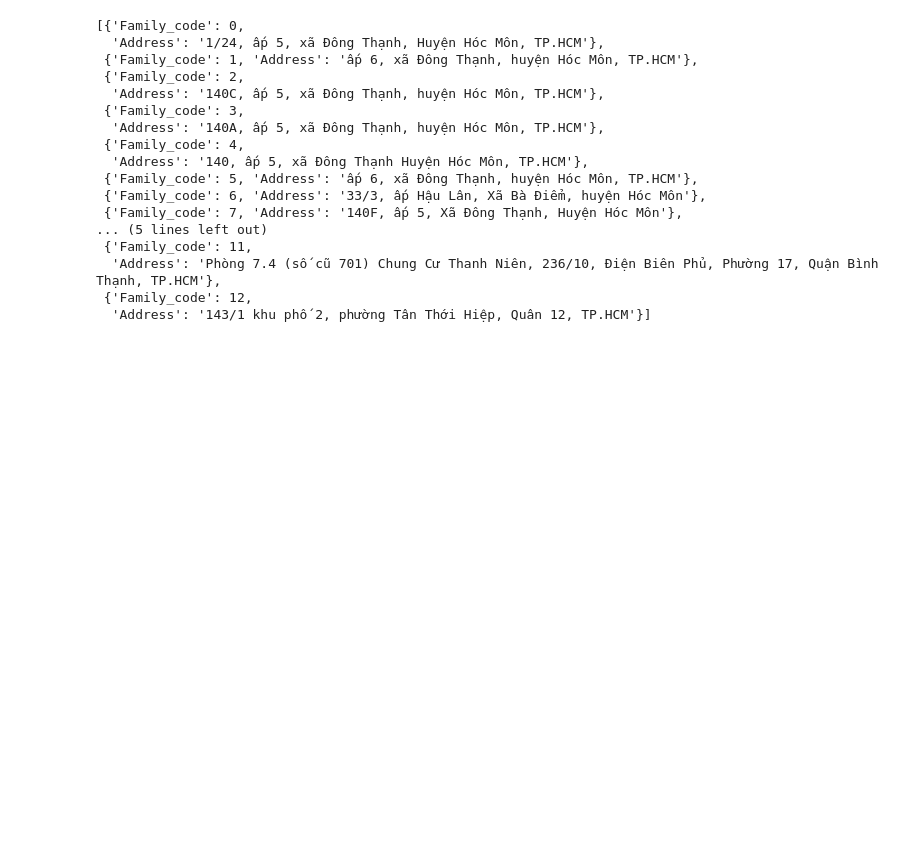
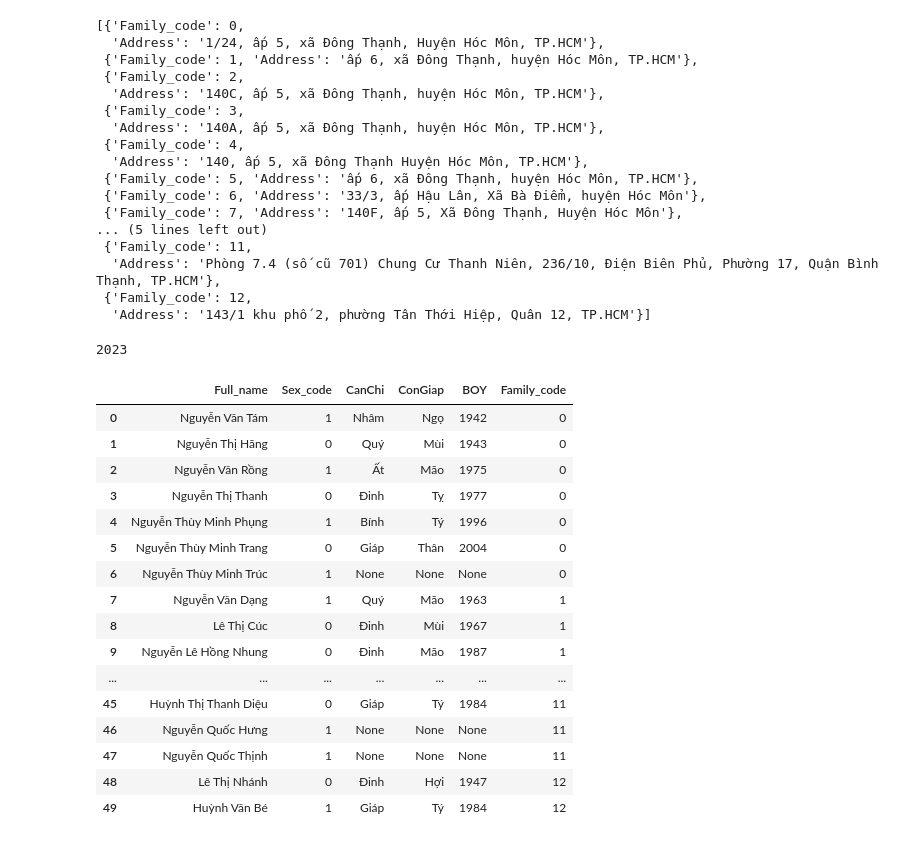
Before and after one commit to thompsondd/CungSaoDNG, a Jupyter notebook: demo.ipynb, the cells around one changed output. Drawn from its saved outputs; the diff is of its cells as text; code cells hidden in the pictures; blank space fills up the shorter version.

```diff
--- a/demo.ipynb
+++ b/demo.ipynb
@@ -276,0 +287,25 @@ for i in a.to_dict("records"):
+# %%
+time.localtime().tm_year
+# %% [output]
+2023
+# %%
+d = info[["Full_name","Sex_code","CanChi","ConGiap","BOY","Family_code"]]
+d
+# %% [output]
+|  | Full_name | Sex_code | CanChi | ConGiap | BOY | Family_code |
+| 0 | Nguyễn Văn Tám | 1 | Nhâm | Ngọ | 1942 | 0 |
+| 1 | Nguyễn Thị Hãng | 0 | Quý | Mùi | 1943 | 0 |
+| 2 | Nguyễn Văn Rồng | 1 | Ất | Mão | 1975 | 0 |
+| 3 | Nguyễn Thị Thanh | 0 | Đinh | Tỵ | 1977 | 0 |
+| 4 | Nguyễn Thùy Minh Phụng | 1 | Bính | Tý | 1996 | 0 |
+| 5 | Nguyễn Thùy Minh Trang | 0 | Giáp | Thân | 2004 | 0 |
+| 6 | Nguyễn Thùy Minh Trúc | 1 | None | None | None | 0 |
+| 7 | Nguyễn Văn Dạng | 1 | Quý | Mão | 1963 | 1 |
+| 8 | Lê Thị Cúc | 0 | Đinh | Mùi | 1967 | 1 |
+| 9 | Nguyễn Lê Hồng Nhung | 0 | Đinh | Mão | 1987 | 1 |
+| ... | ... | ... | ... | ... | ... | ... |
+| 45 | Huỳnh Thị Thanh Diệu | 0 | Giáp | Tý | 1984 | 11 |
+| 46 | Nguyễn Quốc Hưng | 1 | None | None | None | 11 |
+| 47 | Nguyễn Quốc Thịnh | 1 | None | None | None | 11 |
+| 48 | Lê Thị Nhánh | 0 | Đinh | Hợi | 1947 | 12 |
+| 49 | Huỳnh Văn Bé | 1 | Giáp | Tý | 1984 | 12 |
```
Also changed, not shown: parts of 22 cells of this notebook, 8 other files.
